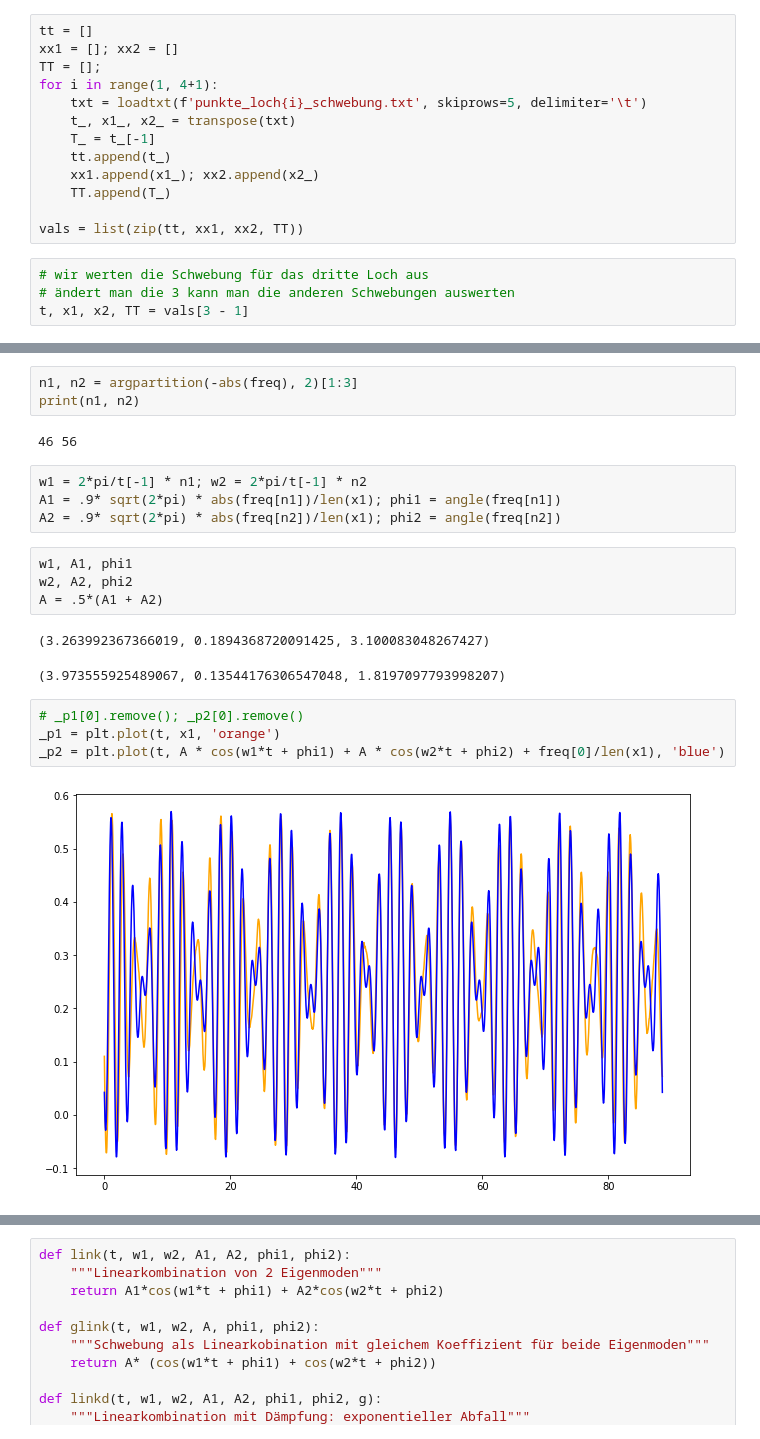
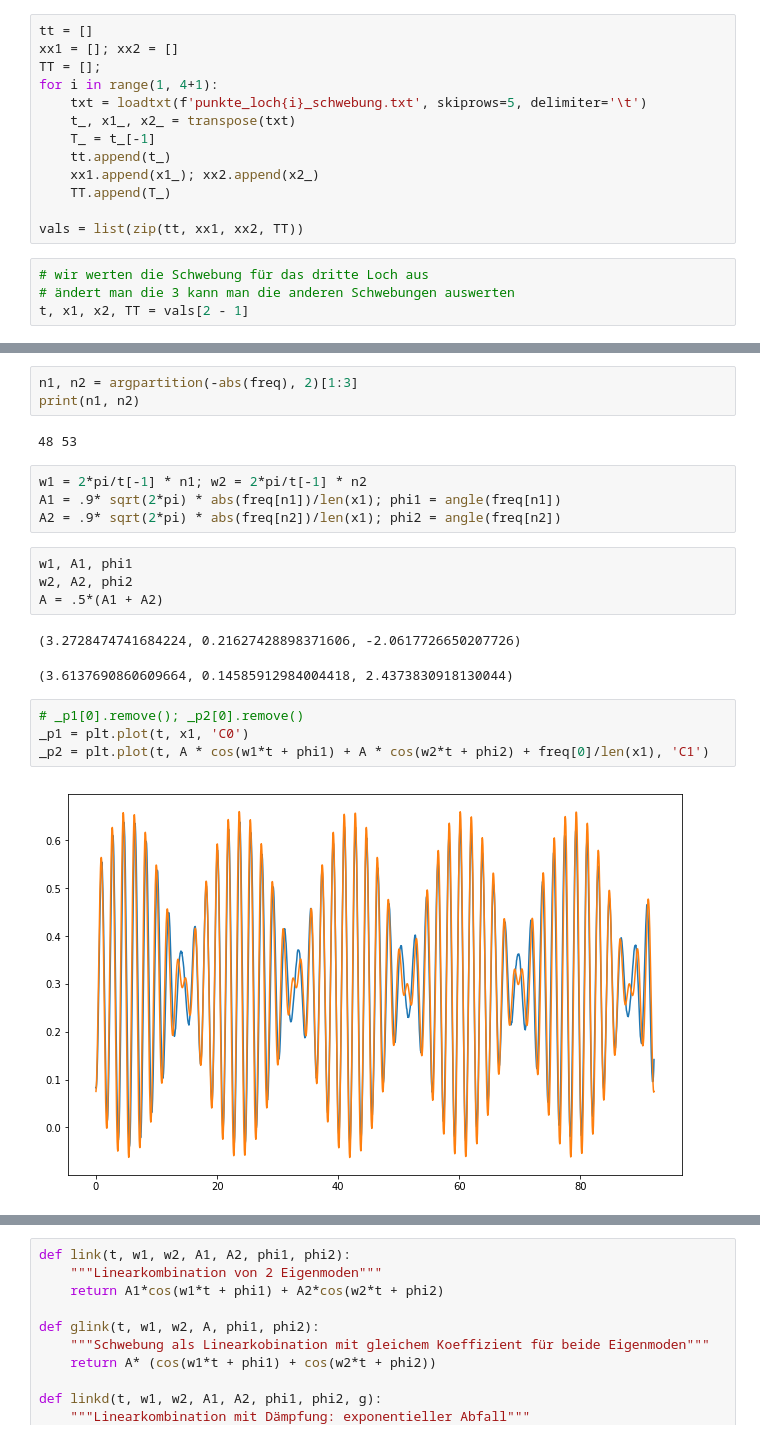
Before and after one commit to ces42/praktikum1, a Jupyter notebook: PEN/Daten/Auswertung2.ipynb, the cells around one changed output, grey strips where cells are left out. Cells and saved outputs as stored; diff of their text form.

```diff
--- a/PEN/Daten/Auswertung2.ipynb
+++ b/PEN/Daten/Auswertung2.ipynb
@@ -28,7 +28,7 @@ vals = list(zip(tt, xx1, xx2, TT))
 # %%
 # wir werten die Schwebung für das dritte Loch aus
 # ändert man die 3 kann man die anderen Schwebungen auswerten
-t, x1, x2, TT = vals[3 - 1]
+t, x1, x2, TT = vals[2 - 1]
 # %%
 print(2*pi/t[-1])
 # %% [output]
@@ -48,7 +48,7 @@ plt.plot(abs(freq))
 n1, n2 = argpartition(-abs(freq), 2)[1:3]
 print(n1, n2)
 # %% [output]
-46 56
+48 53
 # %%
 w1 = 2*pi/t[-1] * n1; w2 = 2*pi/t[-1] * n2
 A1 = .9* sqrt(2*pi) * abs(freq[n1])/len(x1); phi1 = angle(freq[n1])
@@ -58,14 +58,14 @@ w1, A1, phi1
 w2, A2, phi2
 A = .5*(A1 + A2)
 # %% [output]
-(3.263992367366019, 0.1894368720091425, 3.100083048267427)
+(3.2728474741684224, 0.21627428898371606, -2.0617726650207726)
-(3.973555925489067, 0.13544176306547048, 1.8197097793998207)
+(3.6137690860609664, 0.14585912984004418, 2.4373830918130044)
 # %%
 # _p1[0].remove(); _p2[0].remove()
-_p1 = plt.plot(t, x1, 'orange')
-_p2 = plt.plot(t, A * cos(w1*t + phi1) + A * cos(w2*t + phi2) + freq[0]/len(x1), 'blue')
+_p1 = plt.plot(t, x1, 'C0')
+_p2 = plt.plot(t, A * cos(w1*t + phi1) + A * cos(w2*t + phi2) + freq[0]/len(x1), 'C1')
 # %% [output]
-[figure, old version]
+[figure, new version]
 # %%
 2*pi/t[-1]
 # %% [output]
```
Also changed, not shown: parts of 23 cells of this notebook.
